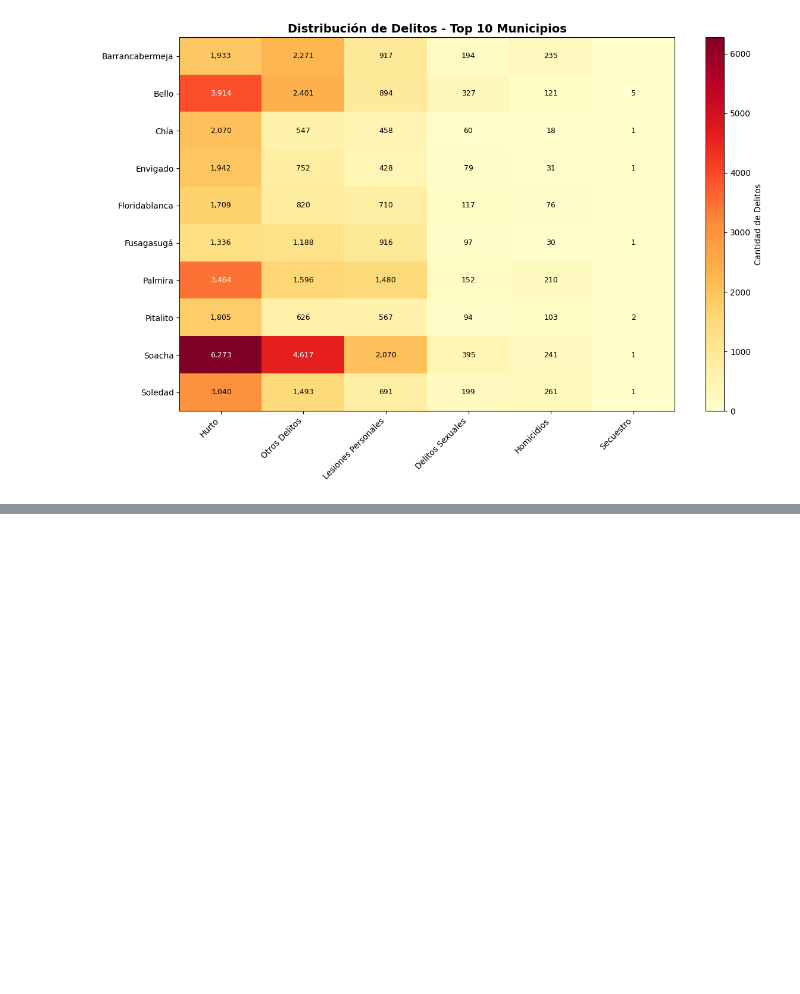
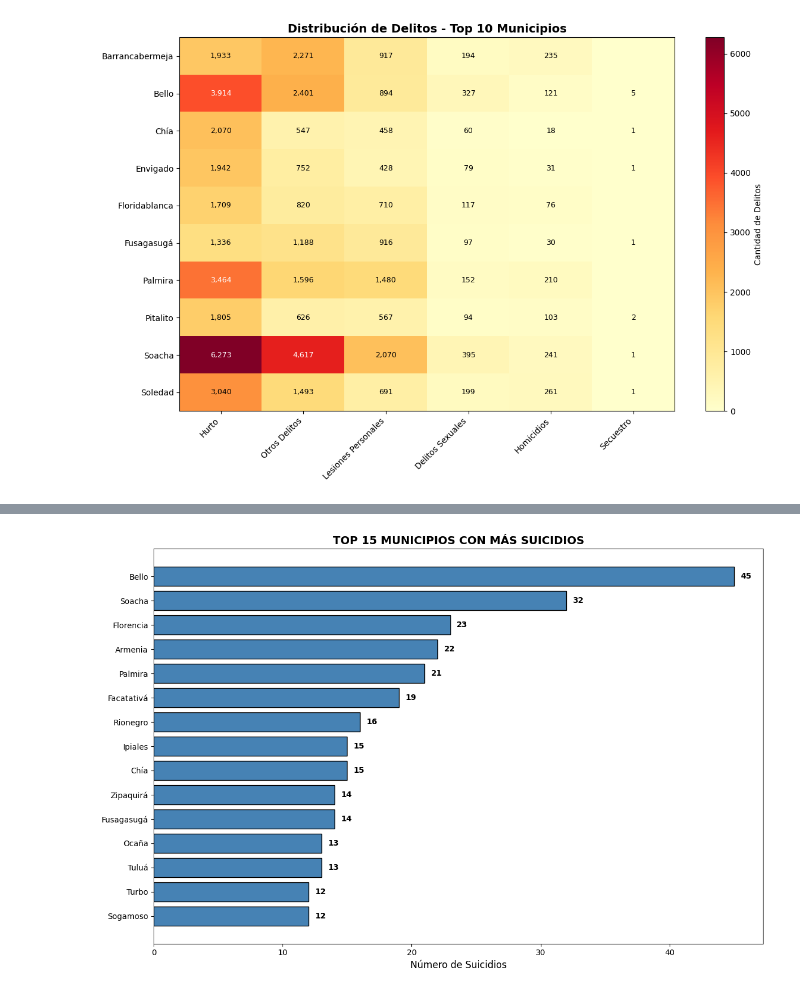
Before and after one commit to majo581/TALLERES, a Jupyter notebook: trabajo_de_econometria.ipynb, the cells around one changed output, grey strips where cells are left out. Drawn from its saved outputs; the diff is of its cells as text; code cells hidden in the pictures; blank space fills up the shorter version.

```diff
--- a/trabajo_de_econometria.ipynb
+++ b/trabajo_de_econometria.ipynb
@@ -627,0 +691,27 @@ plt.show()
+# %%
+import matplotlib.pyplot as plt
+
+# Calcular suicidios por municipio
+suicidios_por_municipio = df_suicidios_filtrado.groupby('Municipio del hecho DANE').size().reset_index(name='SUICIDIOS')
+suicidios_por_municipio = suicidios_por_municipio.sort_values('SUICIDIOS', ascending=False)
+
+# Top 15
+top15 = suicidios_por_municipio.head(15)
+
+# Gráfico de números
+plt.figure(figsize=(12, 8))
+bars = plt.barh(range(len(top15)), top15['SUICIDIOS'], color='steelblue', edgecolor='black')
+plt.yticks(range(len(top15)), top15['Municipio del hecho DANE'])
+plt.xlabel('Número de Suicidios', fontsize=12)
+plt.title('TOP 15 MUNICIPIOS CON MÁS SUICIDIOS', fontsize=14, fontweight='bold')
+plt.gca().invert_yaxis()
+
+# Agregar valores en las barras
+for i, (bar, val) in enumerate(zip(bars, top15['SUICIDIOS'])):
+    plt.text(val + 0.5, bar.get_y() + bar.get_height()/2,
+             f'{int(val)}', va='center', fontsize=10, fontweight='bold')
+
+plt.tight_layout()
+plt.show()
+# %% [output]
+[figure, added]
```
Also changed, not shown: parts of 57 cells of this notebook.
